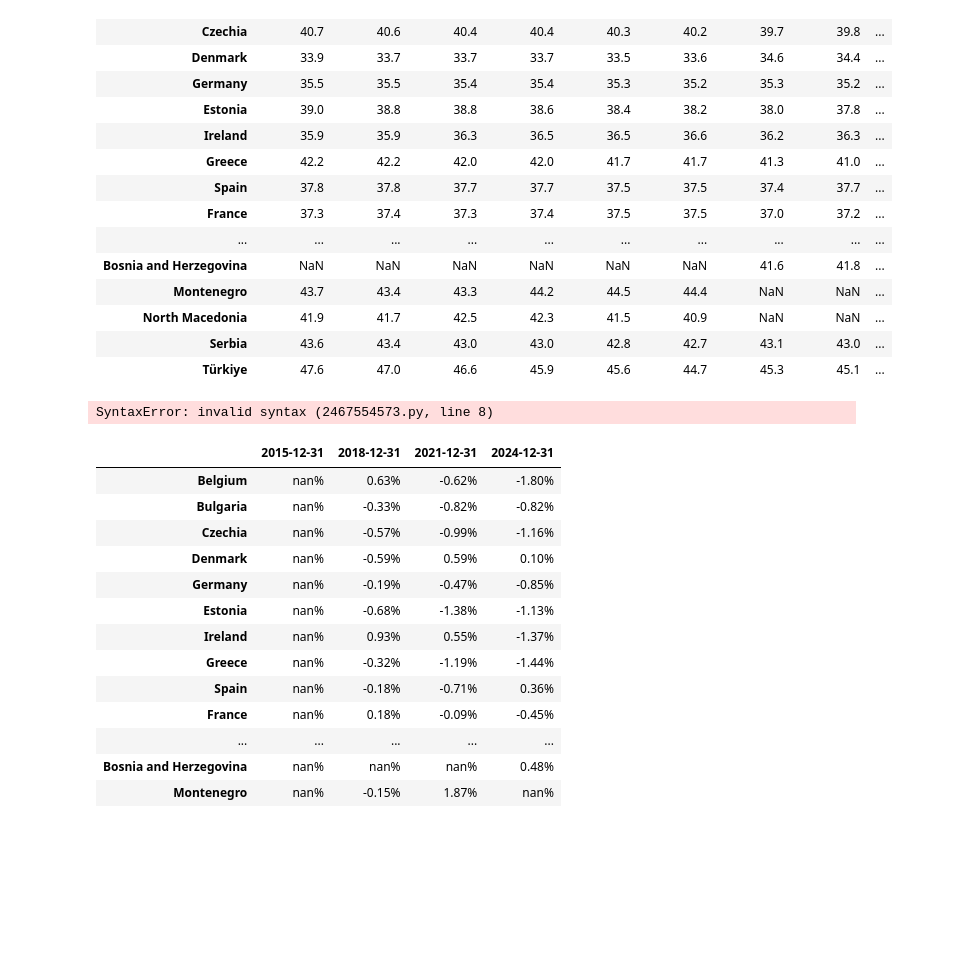
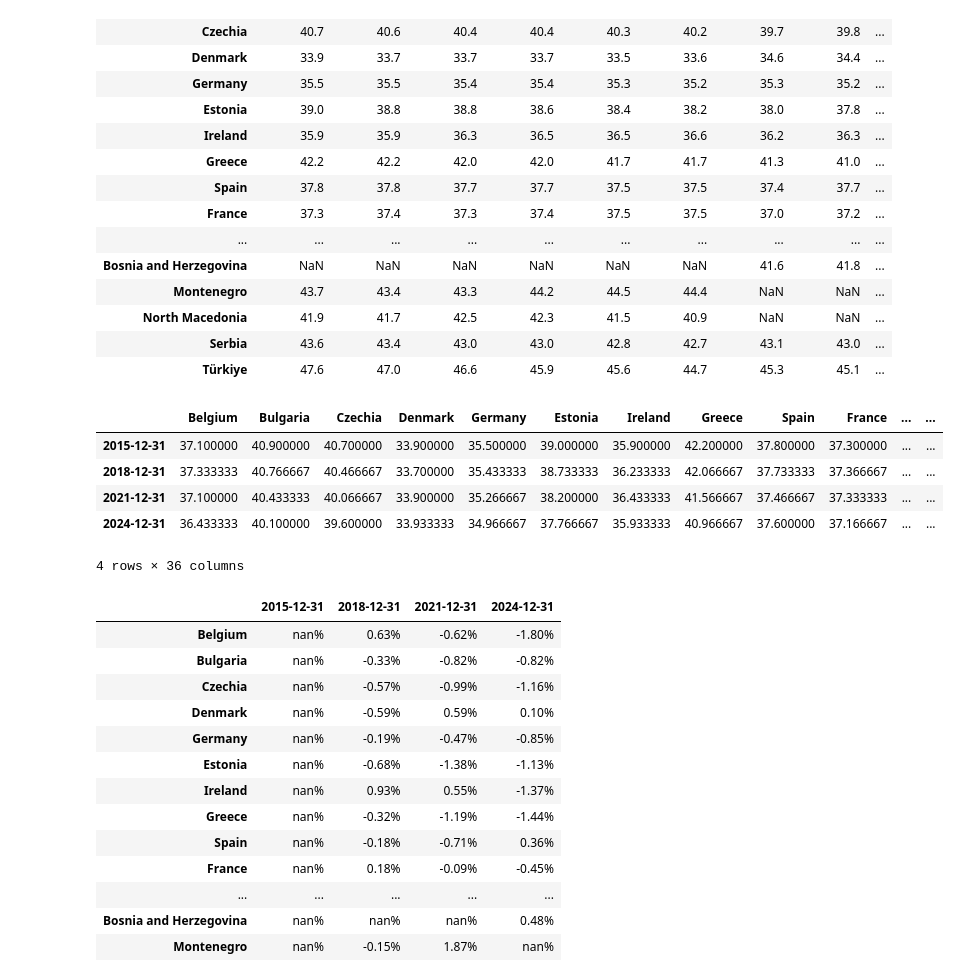
Before and after one commit to tdoan123/data-learning-journey, a Jupyter notebook: Python/Bamboo Weekly/bw_127.ipynb, the cells around one changed output. Saved outputs shown, nothing was run; the diff lists cells and outputs as text; code cells hidden in the pictures; blank space fills up the shorter version.

```diff
--- a/Python/Bamboo Weekly/bw_127.ipynb
+++ b/Python/Bamboo Weekly/bw_127.ipynb
@@ -228,14 +209,18 @@ Name: 2024, dtype: float64
 # %%
 (
     work_df
     .iloc[2:]
     .set_axis(pd.to_datetime(work_df.columns, format='%Y'), axis='columns')
     .T
     .resample('3YE').mean()
-    .
 )
 # %% [output]
+|  | Belgium | Bulgaria | Czechia | Denmark | Germany | Estonia | Ireland | Greece | Spain | France | ... | ... |
+| 2015-12-31 | 37.100000 | 40.900000 | 40.700000 | 33.900000 | 35.500000 | 39.000000 | 35.900000 | 42.200000 | 37.800000 | 37.300000 | ... | ... |
+| 2018-12-31 | 37.333333 | 40.766667 | 40.466667 | 33.700000 | 35.433333 | 38.733333 | 36.233333 | 42.066667 | 37.733333 | 37.366667 | ... | ... |
+| 2021-12-31 | 37.100000 | 40.433333 | 40.066667 | 33.900000 | 35.266667 | 38.200000 | 36.433333 | 41.566667 | 37.466667 | 37.333333 | ... | ... |
+| 2024-12-31 | 36.433333 | 40.100000 | 39.600000 | 33.933333 | 34.966667 | 37.766667 | 35.933333 | 40.966667 | 37.600000 | 37.166667 | ... | ... |
-SyntaxError: invalid syntax (2467554573.py, line 8)
+4 rows × 36 columns
 # %%
 (
     work_df
```
Also changed, not shown: parts of 6 cells of this notebook.
